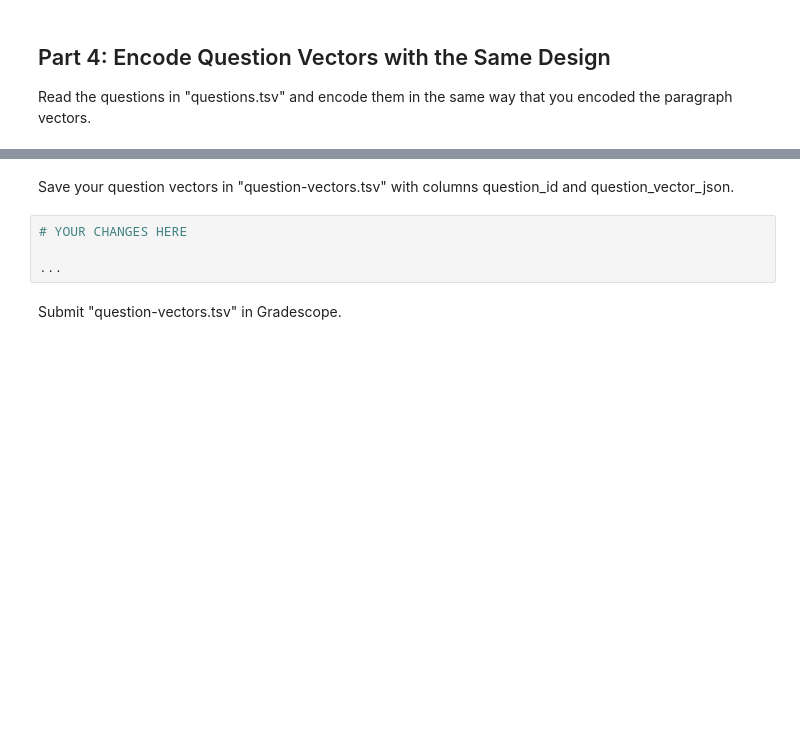
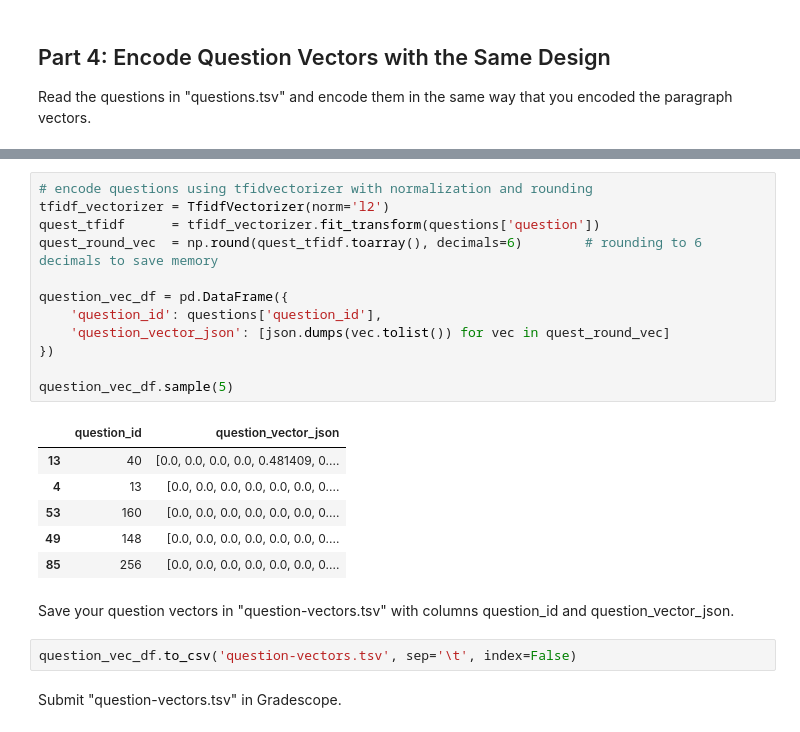
Before and after one commit to aidandig/dx704-project-10, a Jupyter notebook: dx704-project-10.ipynb, the cells around one changed output, grey strips where cells are left out. Cells and saved outputs as stored; diff of their text form; blank space fills up the shorter version.

```diff
--- a/dx704-project-10.ipynb
+++ b/dx704-project-10.ipynb
@@ -240,9 +236,26 @@ Read the questions in "questions.tsv" and encode them in the same way that you e
+# %%
+# encode questions using tfidvectorizer with normalization and rounding
+tfidf_vectorizer = TfidfVectorizer(norm='l2')
+quest_tfidf      = tfidf_vectorizer.fit_transform(questions['question'])
+quest_round_vec  = np.round(quest_tfidf.toarray(), decimals=6)        # rounding to 6 decimals to save memory
+
+question_vec_df = pd.DataFrame({
+    'question_id': questions['question_id'],
+    'question_vector_json': [json.dumps(vec.tolist()) for vec in quest_round_vec]
+})
+
+question_vec_df.sample(5)
+# %% [output]
+|  | question_id | question_vector_json |
+| 13 | 40 | [0.0, 0.0, 0.0, 0.0, 0.481409, 0.... |
+| 4 | 13 | [0.0, 0.0, 0.0, 0.0, 0.0, 0.0, 0.... |
+| 53 | 160 | [0.0, 0.0, 0.0, 0.0, 0.0, 0.0, 0.... |
+| 49 | 148 | [0.0, 0.0, 0.0, 0.0, 0.0, 0.0, 0.... |
+| 85 | 256 | [0.0, 0.0, 0.0, 0.0, 0.0, 0.0, 0.... |
 # %% [markdown]
 Save your question vectors in "question-vectors.tsv" with columns question_id and question_vector_json.
-# %%
-# YOUR CHANGES HERE
-
-...
+# %%
+question_vec_df.to_csv('question-vectors.tsv', sep='\t', index=False)
 # %% [markdown]
 Submit "question-vectors.tsv" in Gradescope.
 # %% [markdown]
```
Also changed, not shown: parts of 7 cells of this notebook, 2 other files.
